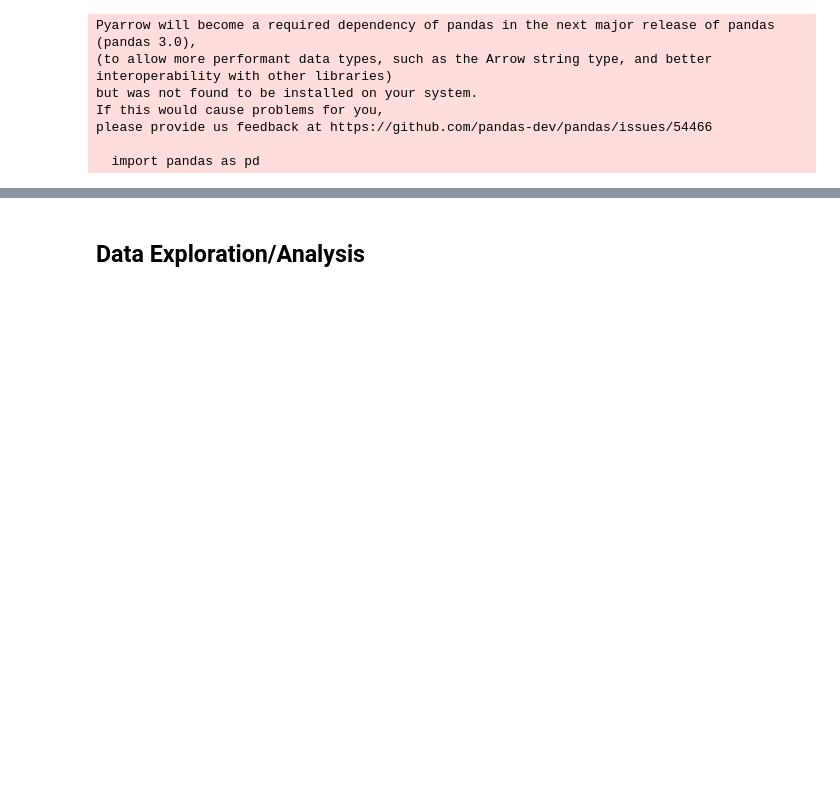
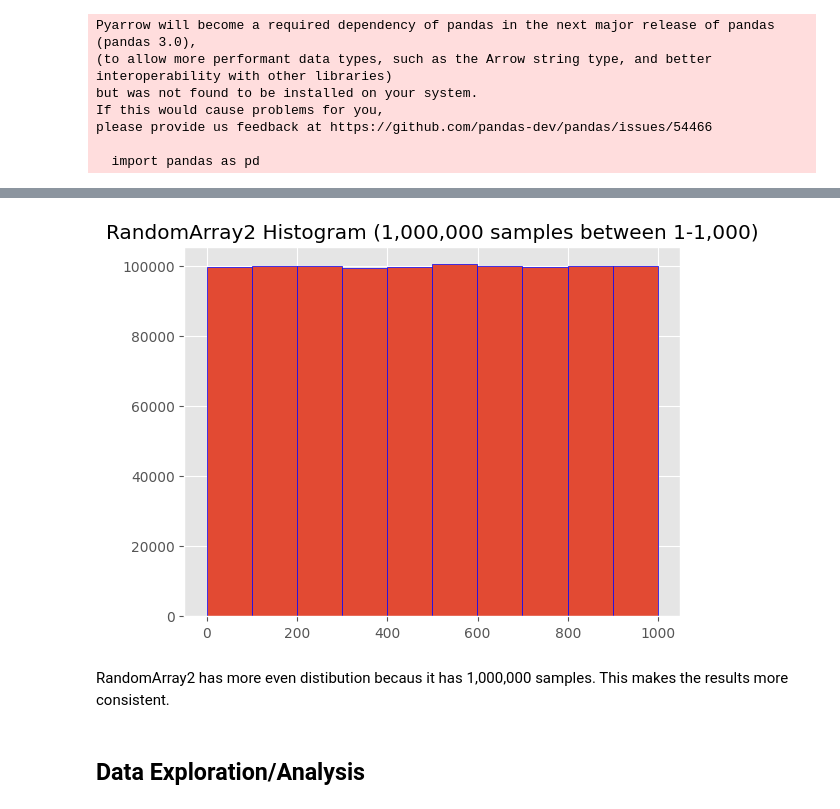
Before and after one commit to ctibby/python_statistics, a Jupyter notebook: pythonstatistics/pythonstatistics.ipynb, the cells around one changed output, grey strips where cells are left out. Cells and saved outputs as stored; diff of their text form; code cells hidden in the pictures; blank space fills up the shorter version.

```diff
--- a/pythonstatistics/pythonstatistics.ipynb
+++ b/pythonstatistics/pythonstatistics.ipynb
@@ -21,0 +61,5 @@ please provide us feedback at https://github.com/pandas-dev/pandas/issues/54466
+# %%
+randomarray2 = np.random.randint(1000, size=1000000)
+print(randomarray2)
+print(len(randomarray2))
+print(type(randomarray2))
@@ -22,3 +86,11 @@ please provide us feedback at https://github.com/pandas-dev/pandas/issues/54466
+# %%
+plt.hist(randomarray2, edgecolor="blue")
+plt.title("RandomArray2 Histogram (1,000,000 samples between 1-1,000)")
+plt.show()
+# %% [output]
+[figure, added]
+# %% [markdown]
+RandomArray2 has more even distibution becaus it has 1,000,000 samples. This makes the results more consistent.
 # %% [markdown]
 ## Data Exploration/Analysis
 # %%
```
Also changed, not shown: parts of 8 cells of this notebook.
